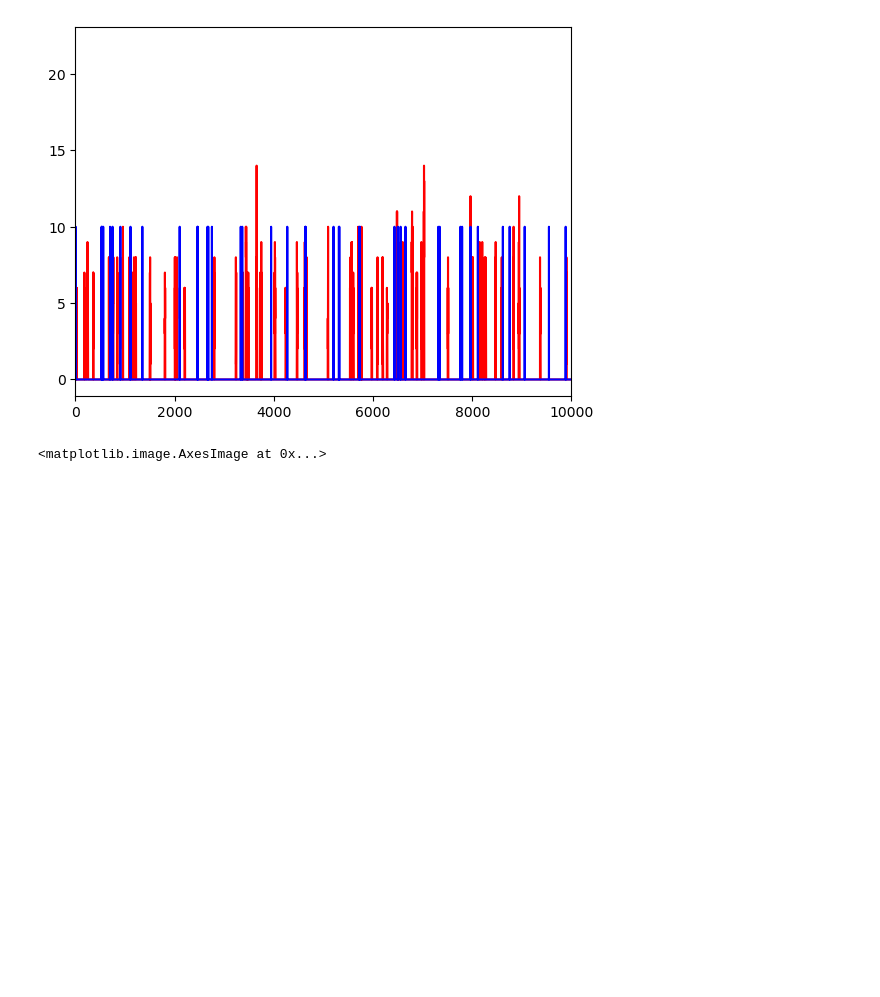
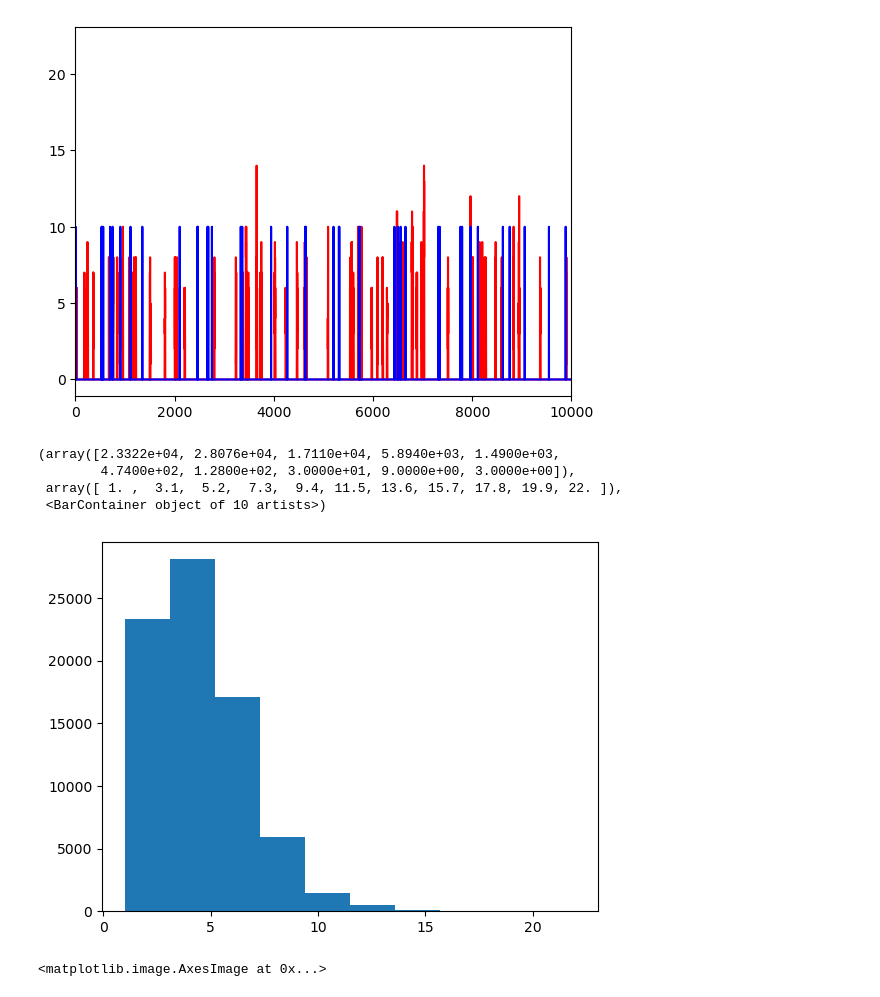
Before and after one commit to dbheadley/InhibOnDendComp, a Jupyter notebook: scripts/APLogReg_RhythmicInhib_ConcDiffExc.ipynb, the cells around one changed output. Saved outputs shown, nothing was run; the diff lists cells and outputs as text; code cells hidden in the pictures; blank space fills up the shorter version.

Commit message:
histogram of coactive synapses

```diff
--- a/scripts/APLogReg_RhythmicInhib_ConcDiffExc.ipynb
+++ b/scripts/APLogReg_RhythmicInhib_ConcDiffExc.ipynb
@@ -111,6 +111,15 @@ ax.set_xlim(0,10000)
 # %% [output]
 (0.0, 10000.0)
 [figure]
+# %%
+fig, ax = plt.subplots()
+ax.hist(pre_bins[pre_bins!=0])
+# %% [output]
+(array([2.3322e+04, 2.8076e+04, 1.7110e+04, 5.8940e+03, 1.4900e+03,
+        4.7400e+02, 1.2800e+02, 3.0000e+01, 9.0000e+00, 3.0000e+00]),
+ array([ 1. ,  3.1,  5.2,  7.3,  9.4, 11.5, 13.6, 15.7, 17.8, 19.9, 22. ]),
+ <BarContainer object of 10 artists>)
+[figure, added]
 # %%
 fig, ax = plt.subplots()
 lr_curve = []
```
